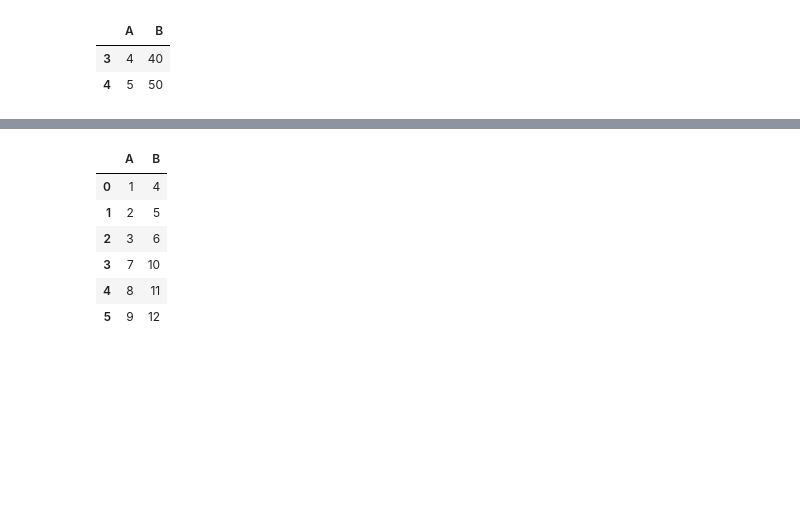
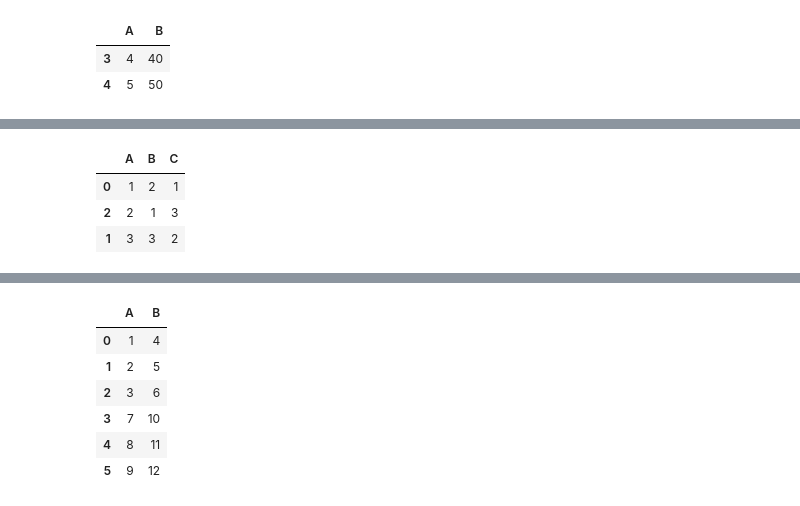
Before and after one commit to bradleysoh/5m-data-1.8-eda-basic, a Jupyter notebook: notebooks/eda_basic_lesson.ipynb, the cells around one changed output, grey strips where cells are left out. Saved outputs shown, nothing was run; the diff lists cells and outputs as text; code cells hidden in the pictures; blank space fills up the shorter version.

```diff
--- a/notebooks/eda_basic_lesson.ipynb
+++ b/notebooks/eda_basic_lesson.ipynb
@@ -1820,2 +1820,9 @@ df
 | 2 | 2 | 1 | 3 |
+# %%
+df.sort_values(['A', 'B'], ascending=[True, False])
+# %% [output]
+|  | A | B | C |
+| 0 | 1 | 2 | 1 |
+| 2 | 2 | 1 | 3 |
+| 1 | 3 | 3 | 2 |
 # %%
```
Also changed, not shown: parts of 2 cells of this notebook, 1 other file.
